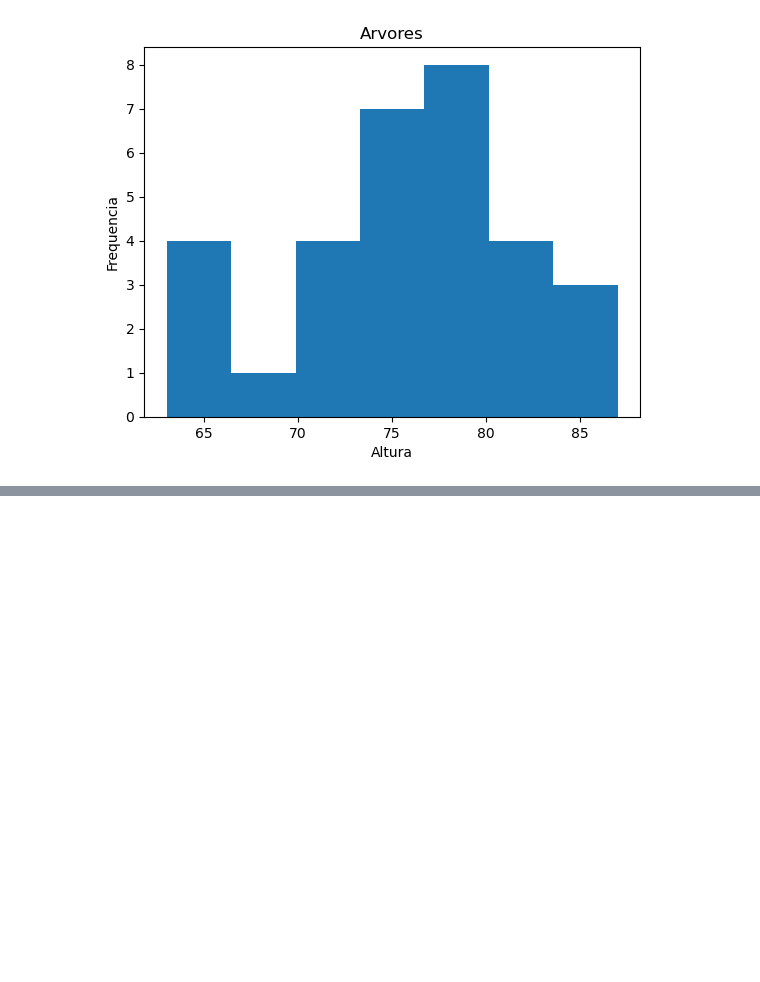
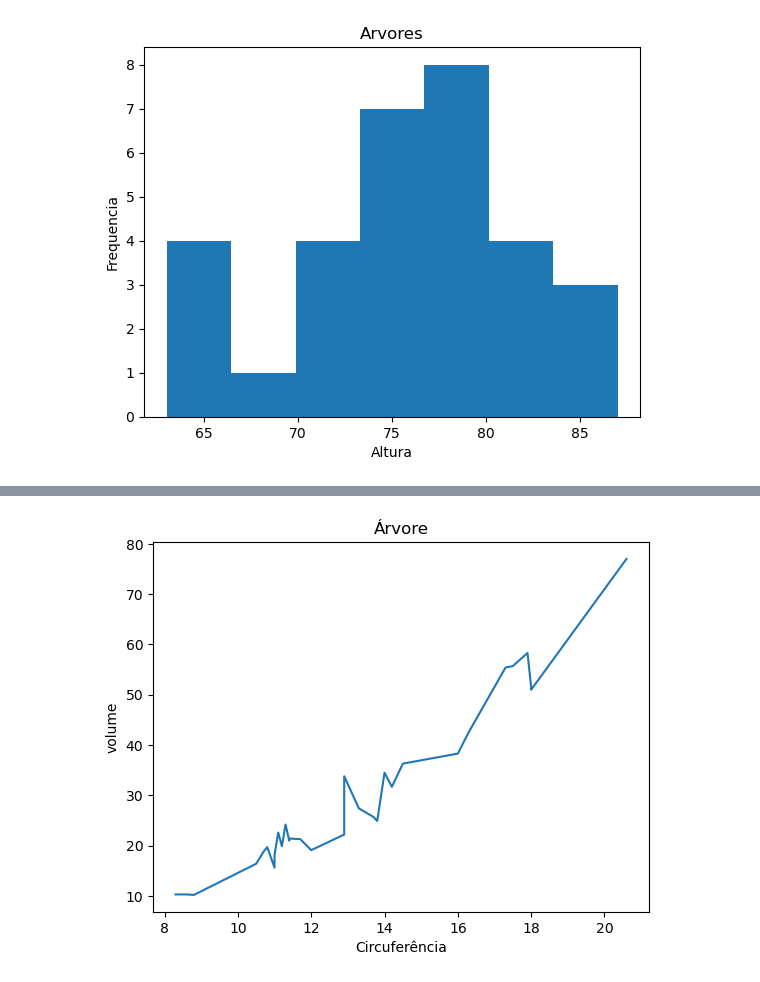
Before and after one commit to eduardonicioli/mineracao_dados, a Jupyter notebook: visualizacao.ipynb, the cells around one changed output, grey strips where cells are left out. Drawn from its saved outputs; the diff is of its cells as text; code cells hidden in the pictures; blank space fills up the shorter version.

```diff
--- a/visualizacao.ipynb
+++ b/visualizacao.ipynb
@@ -35,0 +62,8 @@ NameError: name 'sns' is not defined
+# %%
+plt.plot(base.Girth, base.Volume)
+plt.title('Árvore')
+plt.xlabel('Circuferência')
+plt.ylabel('volume')
+plt.show()
+# %% [output]
+[figure, added]
```
Also changed, not shown: parts of 6 cells of this notebook.
